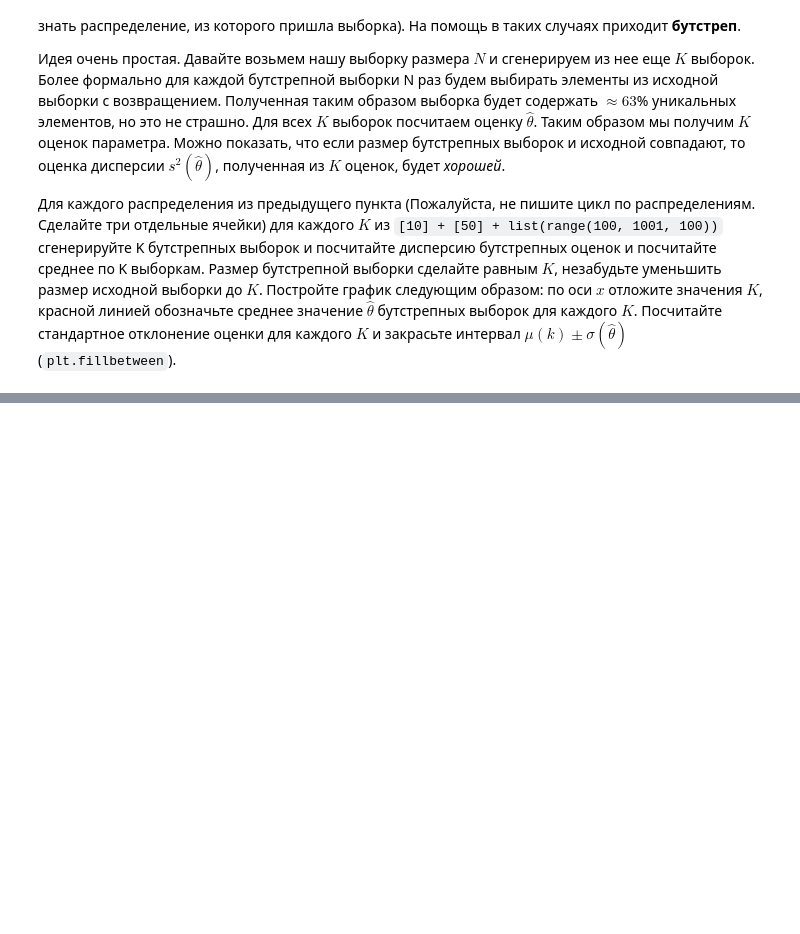
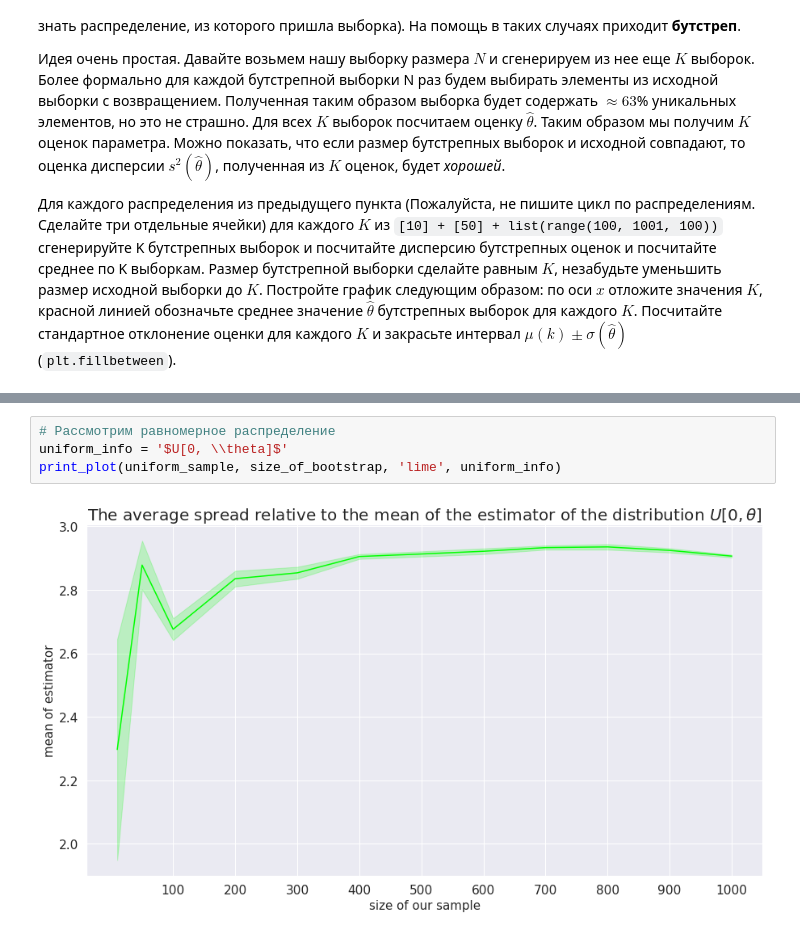
Before and after one commit to ashot-gimishyan/MathStat-Practise, a Jupyter notebook: hw_2.ipynb, the cells around one changed output, grey strips where cells are left out. Cells and saved outputs as stored; diff of their text form; blank space fills up the shorter version.

```diff
--- a/hw_2.ipynb
+++ b/hw_2.ipynb
@@ -220,0 +297,6 @@ print(estimation)
+# %%
+# Рассмотрим равномерное распределение
+uniform_info = '$U[0, \\theta]$'
+print_plot(uniform_sample, size_of_bootstrap, 'lime', uniform_info)
+# %% [output]
+[figure, added]
```
Also changed, not shown: parts of 17 cells of this notebook, 2 other files.
